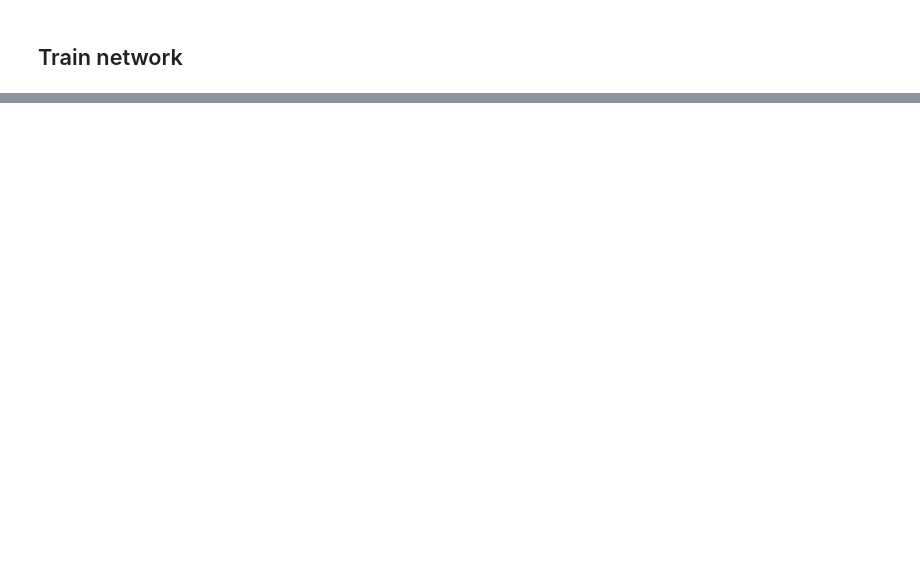
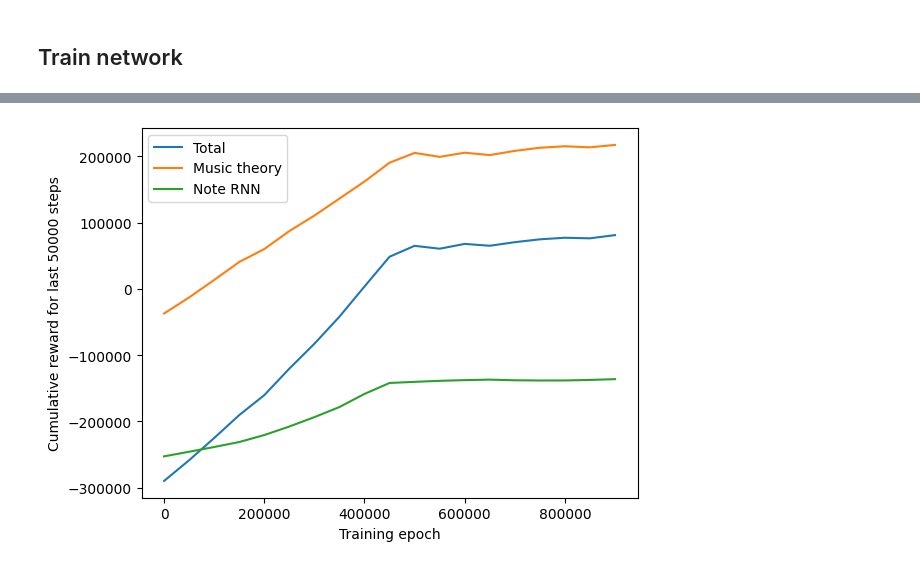
Before and after one commit to xxArchitect/music-generation-deep-RL, a Jupyter notebook: RL_Tuner.ipynb, the cells around one changed output, grey strips where cells are left out. Cells and saved outputs as stored; diff of their text form; code cells hidden in the pictures; blank space fills up the shorter version.

```diff
--- a/RL_Tuner.ipynb
+++ b/RL_Tuner.ipynb
@@ -515,0 +258,2 @@ INFO:tensorflow:Visualizing note selection probabilities:
+# %%
+per_rl_net.train(num_steps=1000000, exploration_period=500000)
@@ -515,0 +279,4 @@ INFO:tensorflow:Visualizing note selection probabilities:
+# %%
+per_rl_net.plot_rewards()
+# %% [output]
+[figure, added]
```
Also changed, not shown: parts of 62 cells of this notebook, 1 other file.
